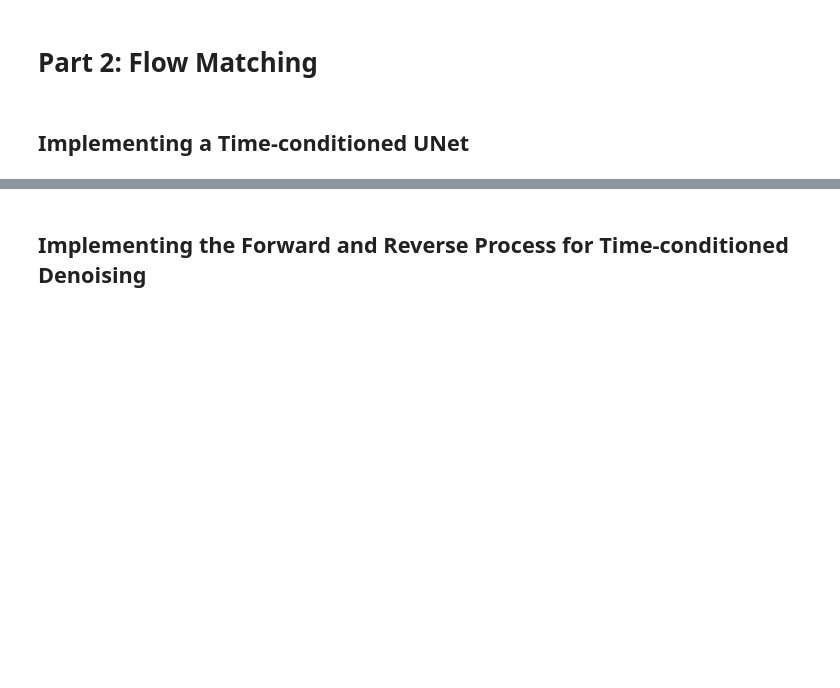
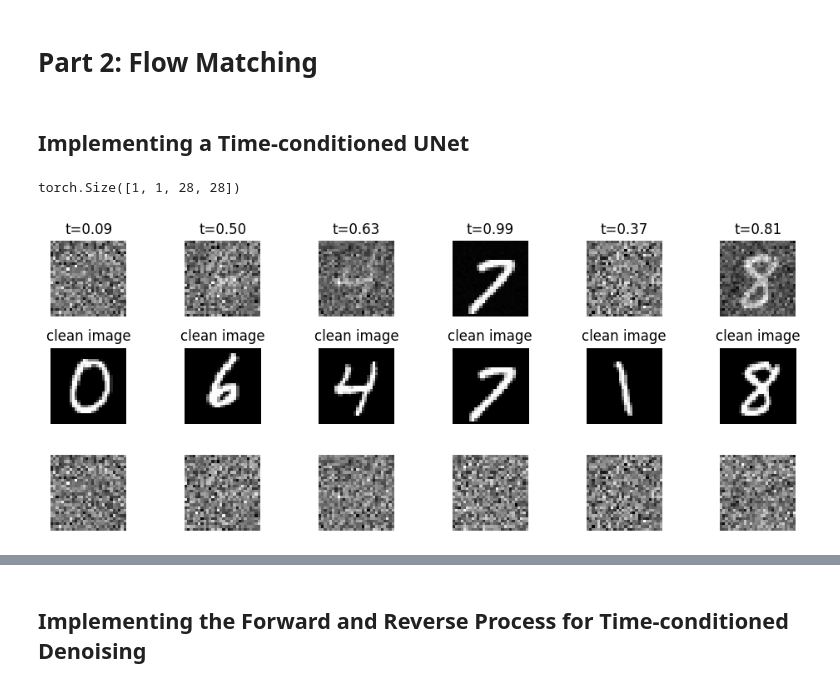
Before and after one commit to LIYunzhe1408/Flow-Matching, a Jupyter notebook: cs180_proj5b_flowmatching_starter.ipynb, the cells around one changed output, grey strips where cells are left out. Saved outputs shown, nothing was run; the diff lists cells and outputs as text; code cells hidden in the pictures; blank space fills up the shorter version.

Commit message:
Close the loop for part 2

```diff
--- a/cs180_proj5b_flowmatching_starter.ipynb
+++ b/cs180_proj5b_flowmatching_starter.ipynb
@@ -687,0 +745,9 @@ class TimeConditionalUNet(nn.Module):
+# %%
+model = TimeConditionalUNet(in_channels=1, num_classes=10, num_hiddens=64)
+sample_input = torch.randn(1, 1, 28, 28)  # Batch size 1, grayscale image
+t = torch.tensor([0.5], dtype=torch.float32)  # Example time conditioning at mid-point
+t = t.view(1, -1)  # Reshape to (batch_size, 1)
+output = model(sample_input, t)
+print(output.shape)  # Expected output: (1, 1, 28, 28)
+# %% [output]
+torch.Size([1, 1, 28, 28])
@@ -687,0 +790,39 @@ class TimeConditionalUNet(nn.Module):
+# %%
+import matplotlib.pyplot as plt
+
+# Get a batch of training samples
+train_iter = iter(train_loader)
+x_t_batch, x_0_batch, x_1_batch, t_batch = next(train_iter)  # Using Algorithm 1 formulation
+
+# Convert to numpy for plotting
+x_t_batch = x_t_batch[:6].cpu().numpy()  # Take first 6 examples (noisy input)
+x_0_batch = x_0_batch[:6].cpu().numpy()  # Target (pure noise x_0)
+t_batch = t_batch[:6].cpu().numpy().flatten()  # Extract single value from tensor
+x_1_batch = x_1_batch[:6].cpu().numpy()  # Take first 6 clean images
+
+
+# Plot xt vs. x0
+fig, axes = plt.subplots(3, 6, figsize=(10, 4))
+
+for i in range(6):
+    # Noisy image at timestep t (x_t)
+    axes[0, i].imshow(x_t_batch[i, 0], cmap="gray")
+    axes[0, i].set_title(f"t={t_batch[i]:.2f}")
+    axes[0, i].axis("off")
+
+    # Clean image (x_1) # This is the changed part
+    axes[1, i].imshow(x_1_batch[i, 0], cmap="gray")
+    axes[1, i].set_title(f"clean image")
+    axes[1, i].axis("off")
+
+    # Pure noise (x_0)
+    axes[2, i].imshow(x_0_batch[i, 0], cmap="gray")
+    axes[2, i].axis("off")
+
+axes[0, 0].set_ylabel("$x_t$ (Noisy Image)", fontsize=12)
+axes[1, 0].set_ylabel("$x_0$ (Pure Noise)", fontsize=12)
+
+plt.tight_layout()
+plt.show()
+# %% [output]
+[figure, added]
```
Also changed, not shown: parts of 7 cells of this notebook.
